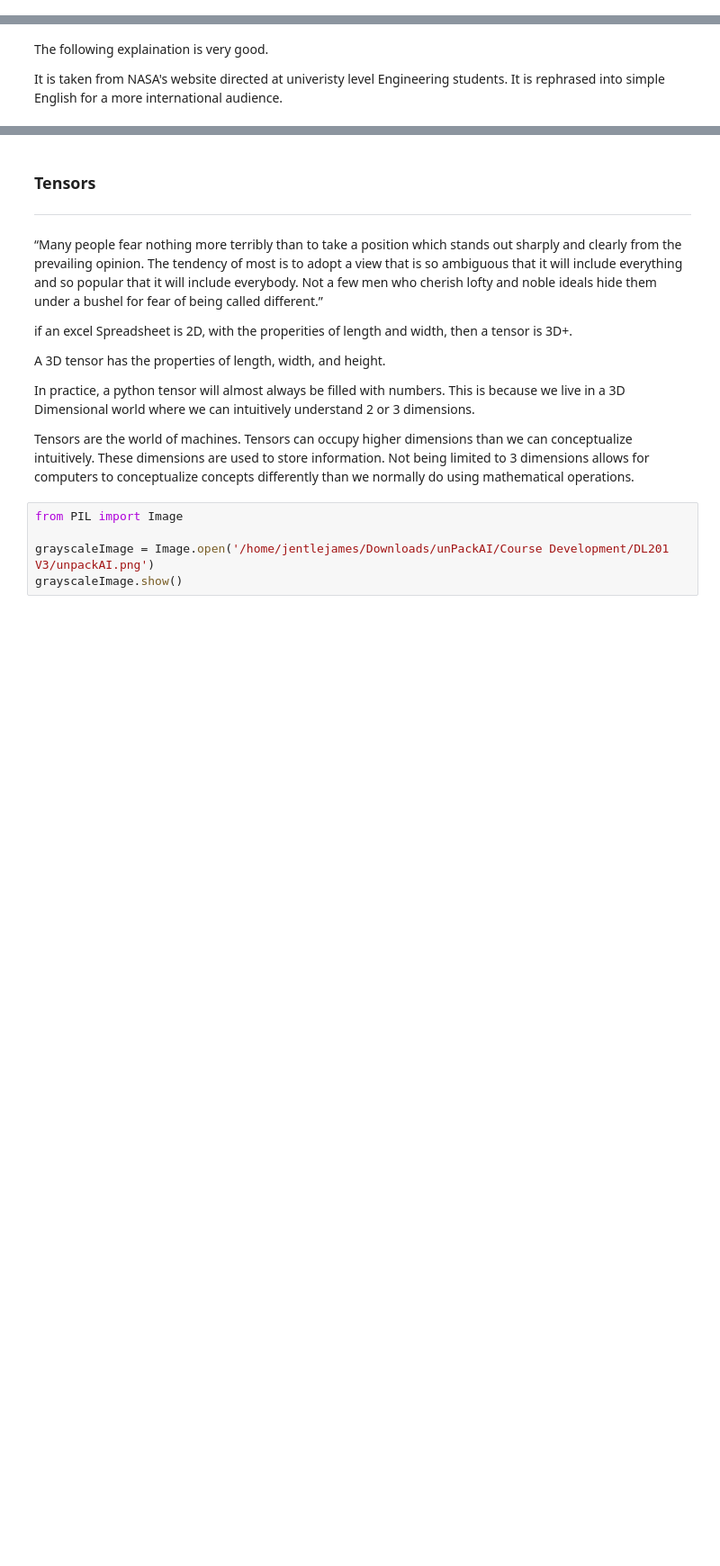
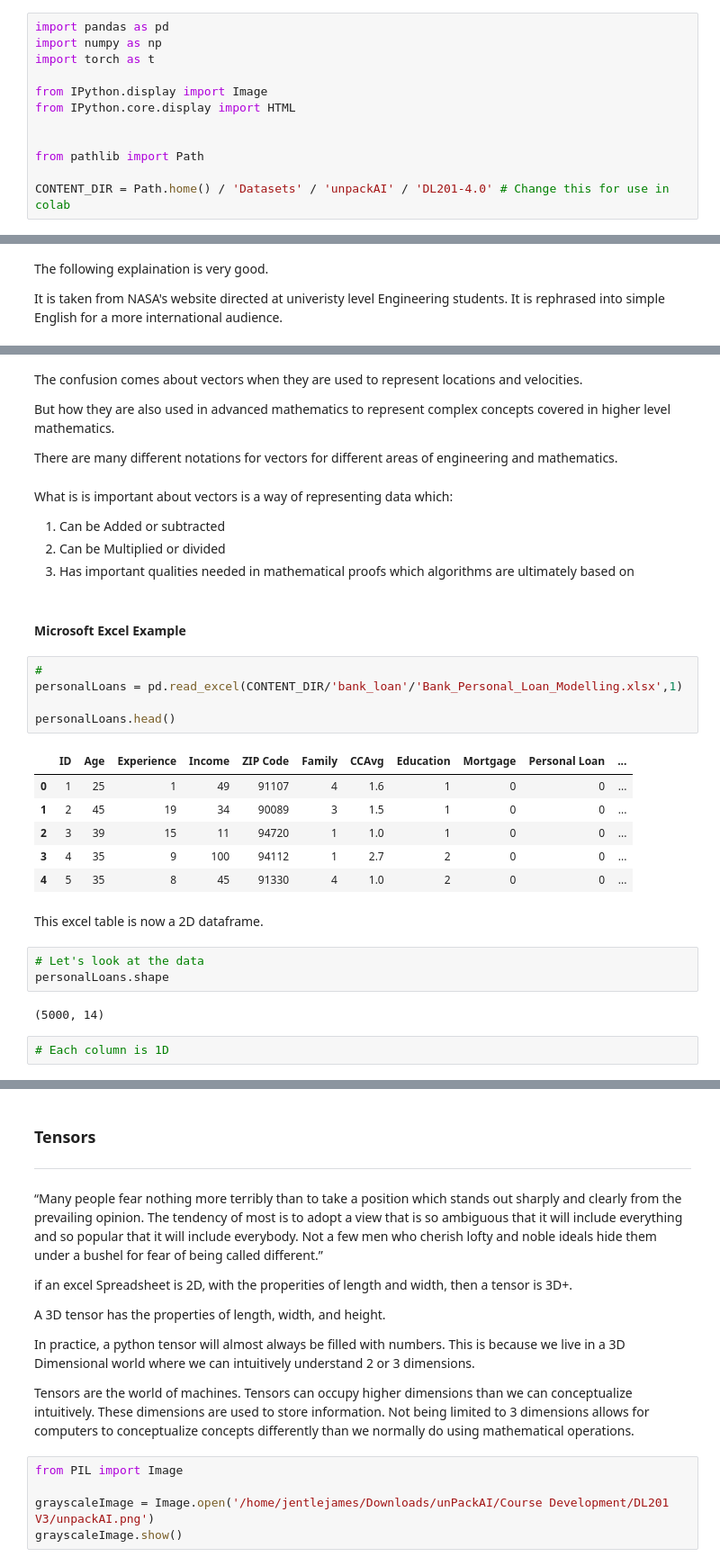
Before and after one commit to unpackAI/DL201, a Jupyter notebook: Week 1/Week 1 Concept Book.ipynb, the cells around one changed output, grey strips where cells are left out. Shown: that part at 90% size. Cells and saved outputs as stored; diff of their text form; blank space fills up the shorter version.

```diff
--- a/Week 1/Week 1 Concept Book.ipynb
+++ b/Week 1/Week 1 Concept Book.ipynb
@@ -1,3 +1,15 @@
+# %%
+import pandas as pd
+import numpy as np
+import torch as t
+
+from IPython.display import Image
+from IPython.core.display import HTML
+
+
+from pathlib import Path
+
+CONTENT_DIR = Path.home() / 'Datasets' / 'unpackAI' / 'DL201-4.0' # Change this for use in colab
 # %% [markdown]
 # DL201 Week 1
 # %% [markdown]
@@ -668,0 +481,35 @@ pandas.core.frame.DataFrame
+# %% [markdown]
+The confusion comes about vectors when they are used to represent locations and velocities.
+
+But how they are also used in advanced mathematics to represent complex concepts covered in higher level mathematics.
+
+There are many different notations for vectors for different areas of engineering and mathematics.
+# %% [markdown]
+What is is important about vectors is a way of representing data which:
+
+1. Can be Added or subtracted
+2. Can be Multiplied or divided
+3. Has important qualities needed in mathematical proofs which algorithms are ultimately based on
+# %% [markdown]
+#### Microsoft Excel Example
+# %%
+#
+personalLoans = pd.read_excel(CONTENT_DIR/'bank_loan'/'Bank_Personal_Loan_Modelling.xlsx',1)
+
+personalLoans.head()
+# %% [output]
+|  | ID | Age | Experience | Income | ZIP Code | Family | CCAvg | Education | Mortgage | Personal Loan | ... |
+| 0 | 1 | 25 | 1 | 49 | 91107 | 4 | 1.6 | 1 | 0 | 0 | ... |
+| 1 | 2 | 45 | 19 | 34 | 90089 | 3 | 1.5 | 1 | 0 | 0 | ... |
+| 2 | 3 | 39 | 15 | 11 | 94720 | 1 | 1.0 | 1 | 0 | 0 | ... |
+| 3 | 4 | 35 | 9 | 100 | 94112 | 1 | 2.7 | 2 | 0 | 0 | ... |
+| 4 | 5 | 35 | 8 | 45 | 91330 | 4 | 1.0 | 2 | 0 | 0 | ... |
+# %% [markdown]
+This excel table is now a 2D dataframe.
+# %%
+# Let's look at the data
+personalLoans.shape
+# %% [output]
+(5000, 14)
+# %%
+# Each column is 1D
```
Also changed, not shown: parts of 142 cells of this notebook.
